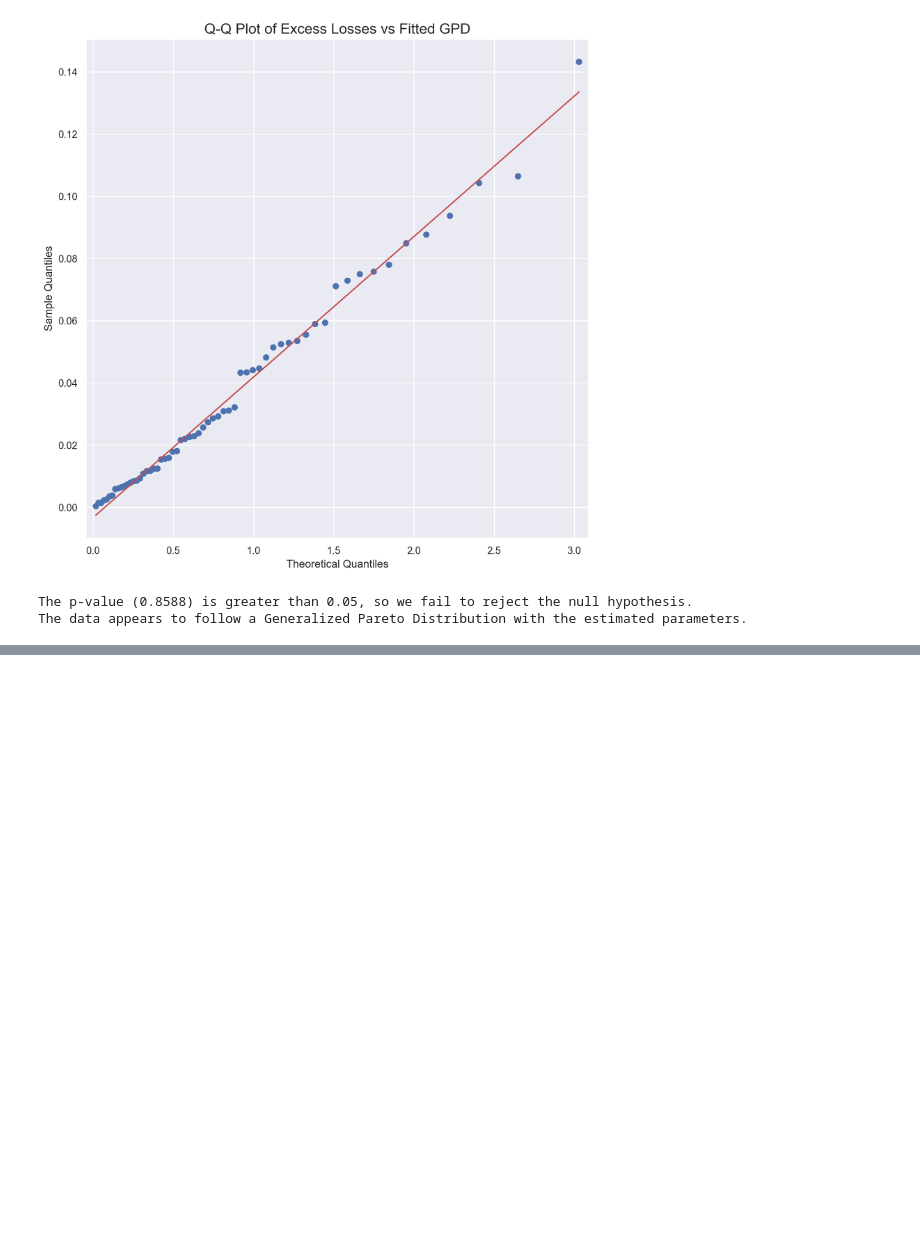
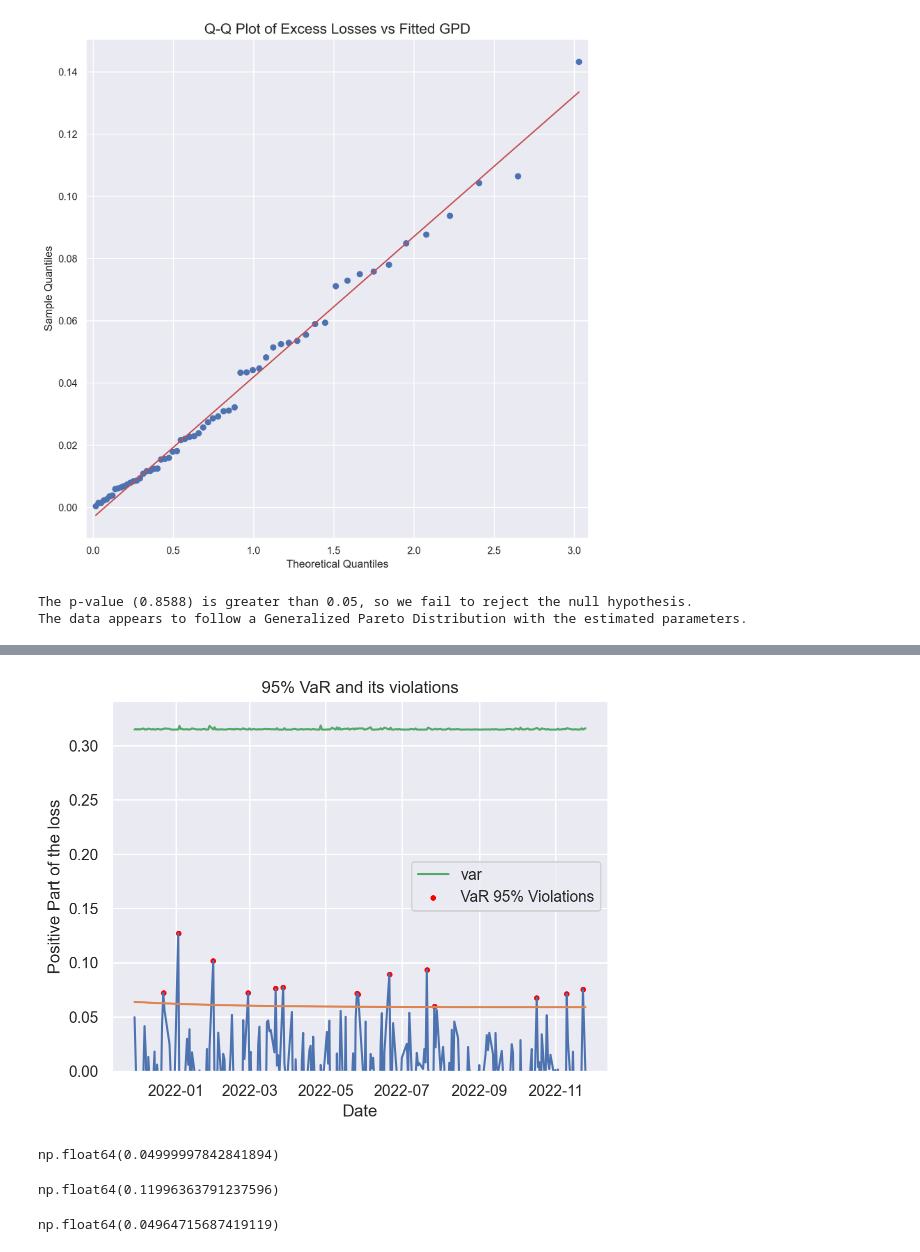
Before and after one commit to iliasra/QRM_Assignment2, a Jupyter notebook: assignment2.ipynb, the cells around one changed output, grey strips where cells are left out. Saved outputs shown, nothing was run; the diff lists cells and outputs as text; code cells hidden in the pictures; blank space fills up the shorter version.

Commit message:
var test

```diff
--- a/assignment2.ipynb
+++ b/assignment2.ipynb
@@ -49,6 +49,7 @@ plt.show()
 ## 1. Modeling on Training Data only
 # %%
 train_df = tesla_df.loc[tesla_df.Date<'2021-11-26',:].dropna()
+test_df = tesla_df.loc[tesla_df.Date>'2021-11-26',:].dropna()
 # %% [markdown]
 ### Fit a GARCH(1,1) model to the loss
 # %%
@@ -256,0 +316,4 @@ The data appears to follow a Generalized Pareto Distribution with the estimated
+# %%
+test_df['mus'], test_df['sigmas'] = mus.values, sigmas.values
+test_df['VaR95'] = test_df['mus'] + test_df['sigmas']*stats.norm.ppf(0.95)
+test_df
@@ -256,0 +354,29 @@ The data appears to follow a Generalized Pareto Distribution with the estimated
+# %%
+plt.plot(test_df.Date, test_df['loss'])
+plt.plot(test_df.Date, test_df['VaR95'])
+plt.plot(test_df.Date, VaR, label='var')
+plt.ylim(0)
+plt.ylabel('Positive Part of the loss')
+plt.xlabel('Date')
+locator = mdates.AutoDateLocator()
+plt.gca().xaxis.set_major_locator(locator)
+
+violations = test_df[test_df['loss'] > test_df['VaR95']]
+plt.scatter(violations.Date, violations.loss, color='red', marker='.', label='VaR 95% Violations')
+plt.legend()
+plt.title('95% VaR and its violations')
+plt.show()
+# %% [output]
+[figure, added]
+# %%
+res.params.loc['alpha[1]']
+# %% [output]
+np.float64(0.04999997842841894)
+# %%
+res.std_resid.iloc[-1]
+# %% [output]
+np.float64(0.11996363791237596)
+# %%
+test_df.iloc[0, 3]
+# %% [output]
+np.float64(0.04964715687419119)
```
Also changed, not shown: parts of 14 cells of this notebook.
